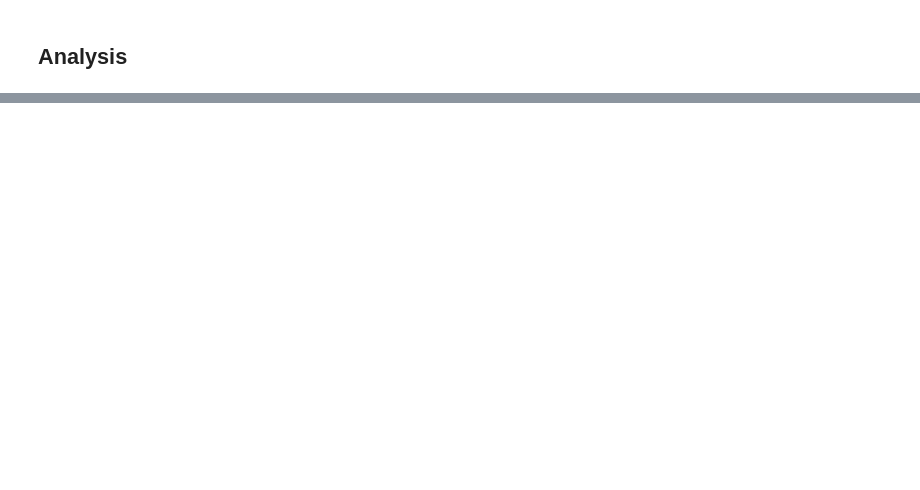
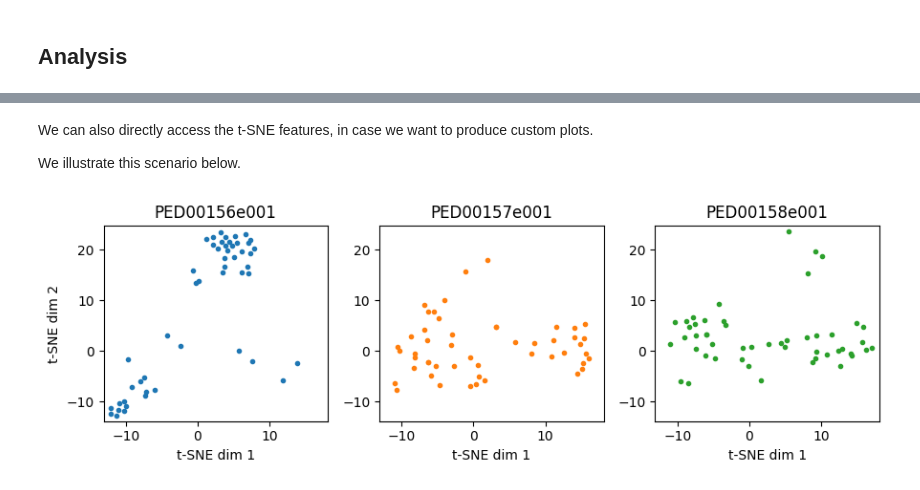
Before and after one commit to BioComputingUP/EnsembleTools, a Jupyter notebook: notebooks/tsne_analysis.ipynb, the cells around one changed output, grey strips where cells are left out. Cells and saved outputs as stored; diff of their text form; code cells hidden in the pictures; blank space fills up the shorter version.

```diff
--- a/notebooks/tsne_analysis.ipynb
+++ b/notebooks/tsne_analysis.ipynb
@@ -134,0 +108,24 @@ vis.dimensionality_reduction_scatter(color_by="end_to_end", save=False, kde_by_e
+# %% [markdown]
+We can also directly access the t-SNE features, in case we want to produce custom plots.
+
+We illustrate this scenario below.
+# %%
+# Create a custom plot with the t-SNE features calculated via the IDPET API.
+num_ensembles = len(analysis.ensembles)
+
+fig, ax = plt.subplots(1, len(analysis.ensembles), figsize=(num_ensembles*3, 3))
+concat_ens = np.concatenate([e.reduce_dim_data for e in analysis.ensembles], axis=0)
+margin = 1.0
+for i, ensemble in enumerate(analysis.ensembles):
+    tsne_data = ensemble.reduce_dim_data
+    ax[i].scatter(tsne_data[:,0], tsne_data[:,1], marker=".", color=f"C{i}")
+    ax[i].set_title(ensemble.code)
+    ax[i].set_xlabel("t-SNE dim 1")
+    if i == 0:
+        ax[i].set_ylabel("t-SNE dim 2")
+    ax[i].set_xlim(concat_ens[:,0].min()-margin, concat_ens[:,0].max()+margin)
+    ax[i].set_ylim(concat_ens[:,1].min()-margin, concat_ens[:,1].max()+margin)
+plt.tight_layout()
+plt.show()
+# %% [output]
+[figure, added]
```
Also changed, not shown: parts of 17 cells of this notebook, 7 other files.
